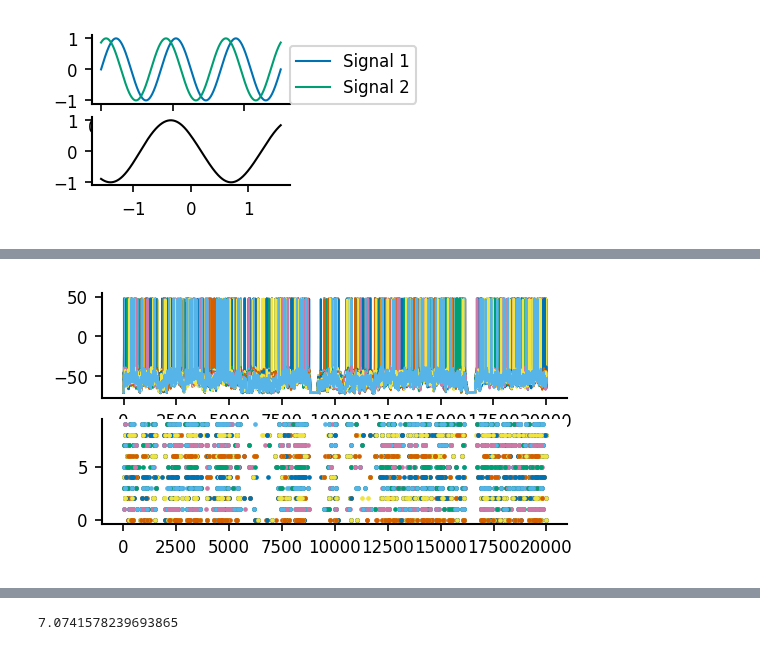
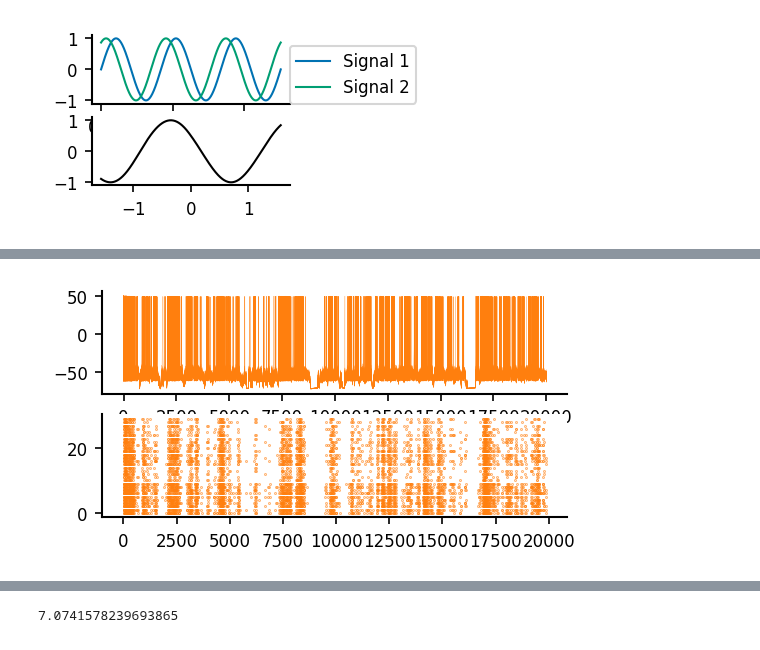
Before and after one commit to yzerlaut/pv-sst-dendrites, a Jupyter notebook: biophysical_modelling/detailed_model/OU-input.ipynb, the cells around one changed output, grey strips where cells are left out. Drawn from its saved outputs; the diff is of its cells as text; code cells hidden in the pictures.

```diff
--- a/biophysical_modelling/detailed_model/OU-input.ipynb
+++ b/biophysical_modelling/detailed_model/OU-input.ipynb
@@ -107,22 +140,24 @@ array([[array([-70.        , -70.00053693, -70.00093526, ..., -55.82550552,
 # %%
-def find_spikes(t, Vm, threshold=0):
+iSeed = 0
 
-    iSpikes = np.argwhere((Vm[1:]>threshold) & (Vm[:-1]<=threshold))
-
-    return t[iSpikes]
+sim.fetch_quantity_on_grid('Vm_soma', dtype=list)
 
 Spikes = []
 fig, AX = plt.subplots(2, figsize=(4,2))
-dt = sim.fetch_quantity_on_grid('dt', return_last=True)
-for Vms in sim.Vm_soma:
-    for i, vm in enumerate(Vms):
-        t = np.arange(len(vm))*dt
-        spikes = find_spikes(t, vm)
-        AX[0].plot(t, vm)
-        AX[1].plot(spikes, i+0*spikes, '.')
-        Spikes.append(spikes)
+
+seed = 1
+
+flat_seeds = sim.stochProcSeed.reshape(np.product(sim.stochProcSeed.shape))
+cond = flat_seeds==seed
+
+for i, vm in enumerate(sim.Vm_soma.reshape(np.product(sim.Vm_soma.shape))[cond]):
+    t = np.arange(len(vm))*dt
+    spikes = find_spikes(t, vm)
+    AX[0].plot(t, vm, '-', lw=0.1, color=color)
+    AX[1].plot(spikes, i+0*spikes, '.', color=color, ms=0.5)
+    Spikes.append(spikes)
 # %% [output]
-[figure, old version]
+[figure, new version]
 # %%
 spikes_matrix= np.zeros((len(Spikes), int(tstop/dt)+1))
 for i, spikes in enumerate(Spikes):
```
Also changed, not shown: parts of 8 cells of this notebook, 2 other files.
